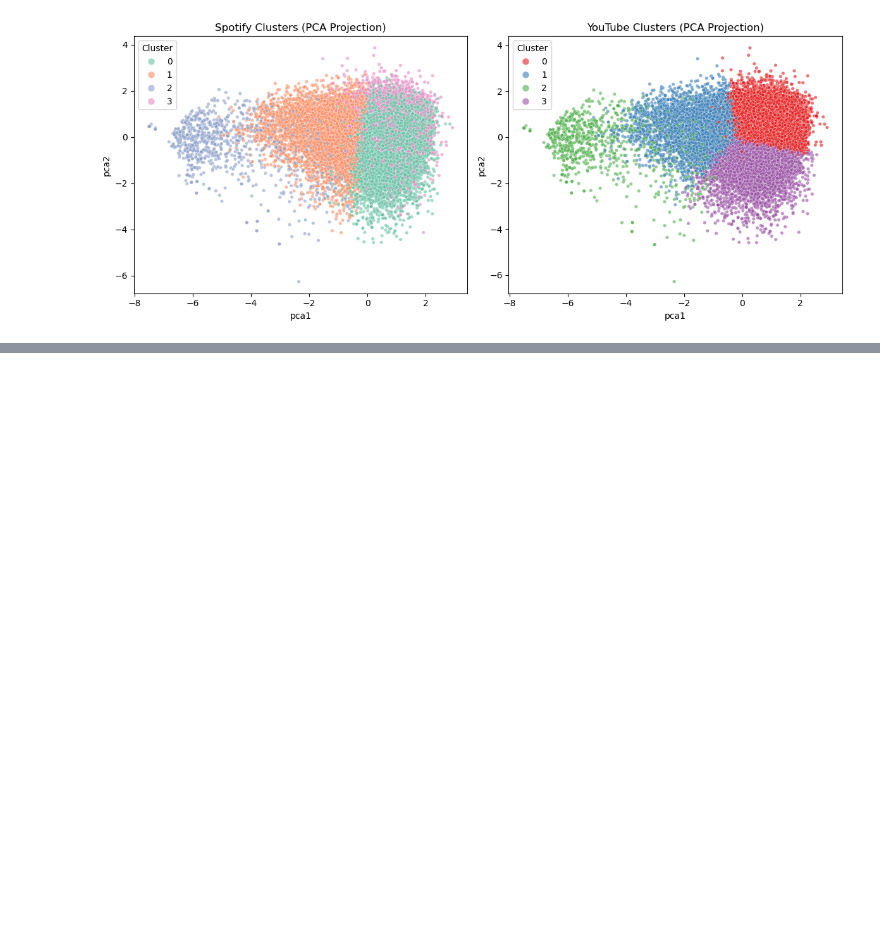
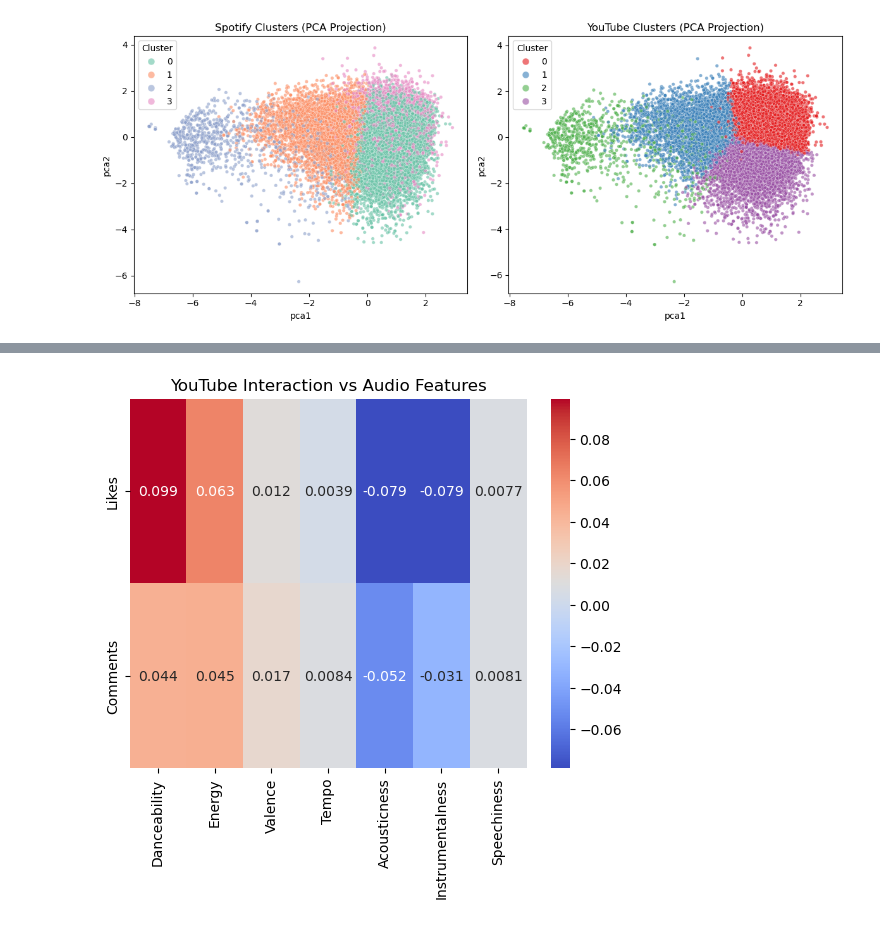
Before and after one commit to 121865/music_project, a Jupyter notebook: music_phase4.ipynb, the cells around one changed output, grey strips where cells are left out. Drawn from its saved outputs; the diff is of its cells as text; code cells hidden in the pictures; blank space fills up the shorter version.

```diff
--- a/music_phase4.ipynb
+++ b/music_phase4.ipynb
@@ -439,0 +476,7 @@ cluster_yt
+# %%
+yt_corr = df[["Likes", "Comments"] + features].corr()
+sns.heatmap(yt_corr.loc[["Likes", "Comments"], features], annot=True, cmap="coolwarm")
+plt.title("YouTube Interaction vs Audio Features")
+plt.show()
+# %% [output]
+[figure, added]
```
Also changed, not shown: parts of 4 cells of this notebook.
